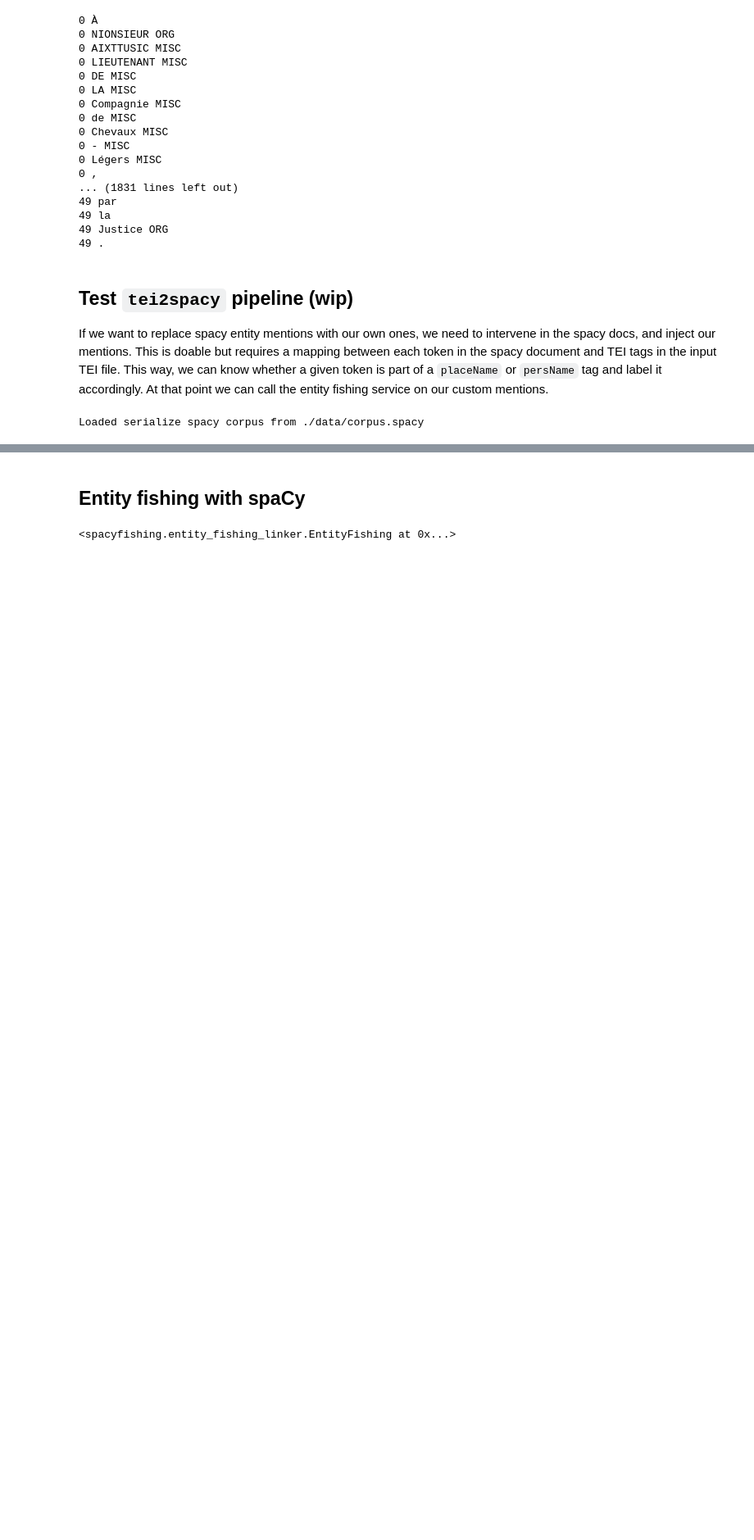
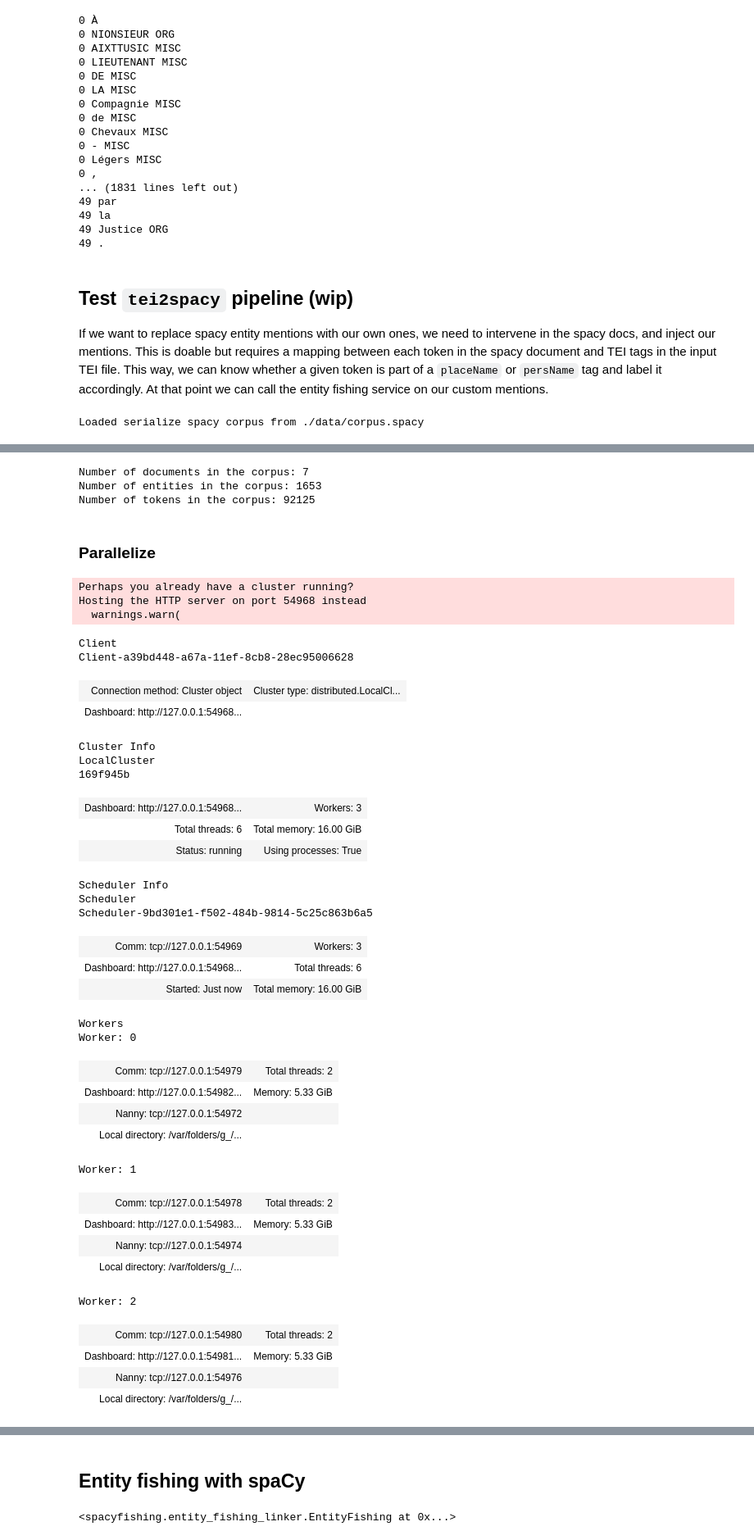
Before and after one commit to TextEnt/chrono-spatial-processing, a Jupyter notebook: test-entity-linkers.ipynb, the cells around one changed output, grey strips where cells are left out. Shown at 82% size. Saved outputs shown, nothing was run; the diff lists cells and outputs as text; code cells hidden in the pictures; blank space fills up the shorter version.

Commit message:
prepared and tested code for parallel processing of corpus (tei2spacy pipeline)

```diff
--- a/test-entity-linkers.ipynb
+++ b/test-entity-linkers.ipynb
@@ -179,0 +222,9 @@ KeyboardInterrupt:
+# %%
+for doc in docs:
+    spacy_corpus.add(doc)
+
+corpus_summary(spacy_corpus, nlp_model_fr)
+# %% [output]
+Number of documents in the corpus: 7
+Number of entities in the corpus: 1653
+Number of tokens in the corpus: 92125
@@ -179,0 +233,2 @@ KeyboardInterrupt:
+# %% [markdown]
+### Parallelize
@@ -179,0 +238,41 @@ KeyboardInterrupt:
+# %%
+dask_client = Client()
+# %% [output]
+Perhaps you already have a cluster running?
+Hosting the HTTP server on port 54968 instead
+  warnings.warn(
+# %%
+dask_client
+# %% [output]
+Client
+Client-a39bd448-a67a-11ef-8cb8-28ec95006628
+| Connection method: Cluster object | Cluster type: distributed.LocalCl... |
+| Dashboard: http://127.0.0.1:54968... |  |
+Cluster Info
+LocalCluster
+169f945b
+| Dashboard: http://127.0.0.1:54968... | Workers: 3 |
+| Total threads: 6 | Total memory: 16.00 GiB |
+| Status: running | Using processes: True |
+Scheduler Info
+Scheduler
+Scheduler-9bd301e1-f502-484b-9814-5c25c863b6a5
+| Comm: tcp://127.0.0.1:54969 | Workers: 3 |
+| Dashboard: http://127.0.0.1:54968... | Total threads: 6 |
+| Started: Just now | Total memory: 16.00 GiB |
+Workers
+Worker: 0
+| Comm: tcp://127.0.0.1:54979 | Total threads: 2 |
+| Dashboard: http://127.0.0.1:54982... | Memory: 5.33 GiB |
+| Nanny: tcp://127.0.0.1:54972 |  |
+| Local directory: /var/folders/g_/... |  |
+Worker: 1
+| Comm: tcp://127.0.0.1:54978 | Total threads: 2 |
+| Dashboard: http://127.0.0.1:54983... | Memory: 5.33 GiB |
+| Nanny: tcp://127.0.0.1:54974 |  |
+| Local directory: /var/folders/g_/... |  |
+Worker: 2
+| Comm: tcp://127.0.0.1:54980 | Total threads: 2 |
+| Dashboard: http://127.0.0.1:54981... | Memory: 5.33 GiB |
+| Nanny: tcp://127.0.0.1:54976 |  |
+| Local directory: /var/folders/g_/... |  |
```
Also changed, not shown: parts of 13 cells of this notebook.
